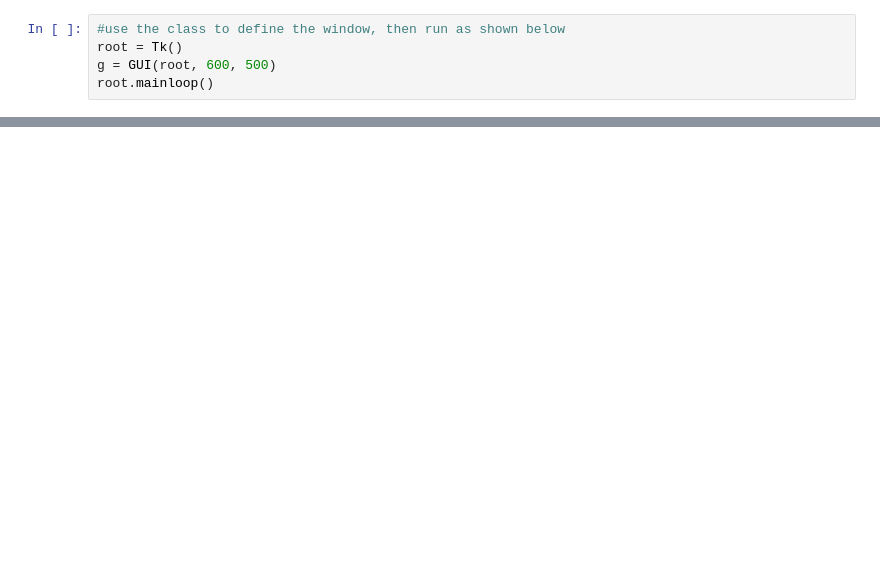
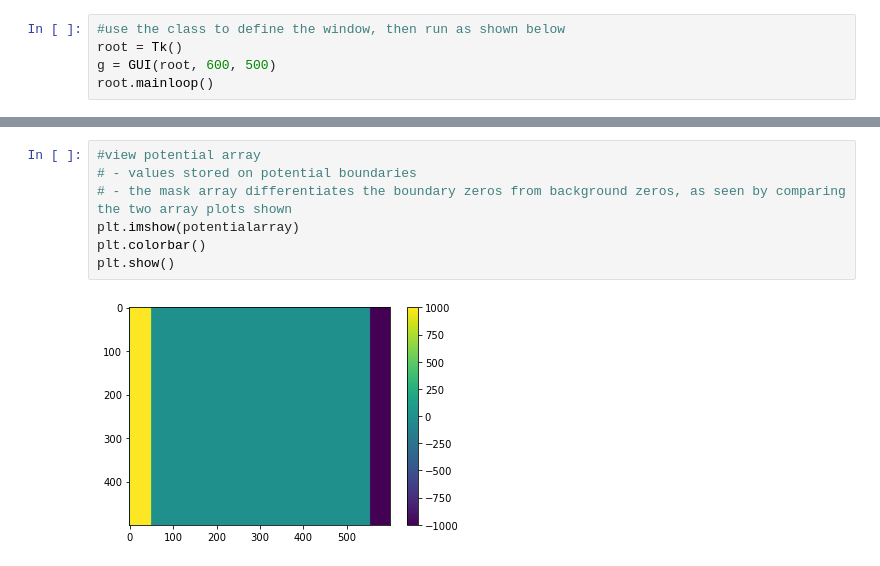
Before and after one commit to scottgallacher-3/P3Group-GUI-extension, a Jupyter notebook: gui_extension.ipynb, the cells around one changed output, grey strips where cells are left out. Cells and saved outputs as stored; diff of their text form; blank space fills up the shorter version.

```diff
--- a/gui_extension.ipynb
+++ b/gui_extension.ipynb
@@ -806,0 +644,9 @@ plt.show()
+# %%
+#view potential array
+# - values stored on potential boundaries
+# - the mask array differentiates the boundary zeros from background zeros, as seen by comparing the two array plots shown
+plt.imshow(potentialarray)
+plt.colorbar()
+plt.show()
+# %% [output]
+[figure, added]
```
Also changed, not shown: parts of 29 cells of this notebook.
